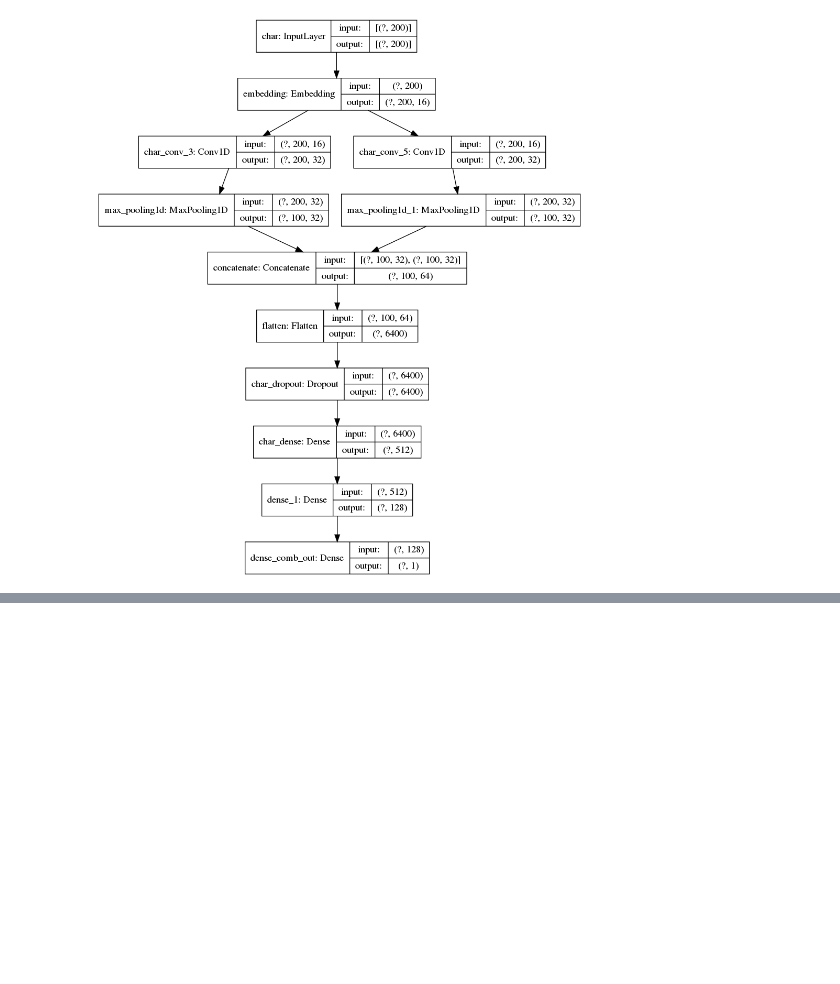
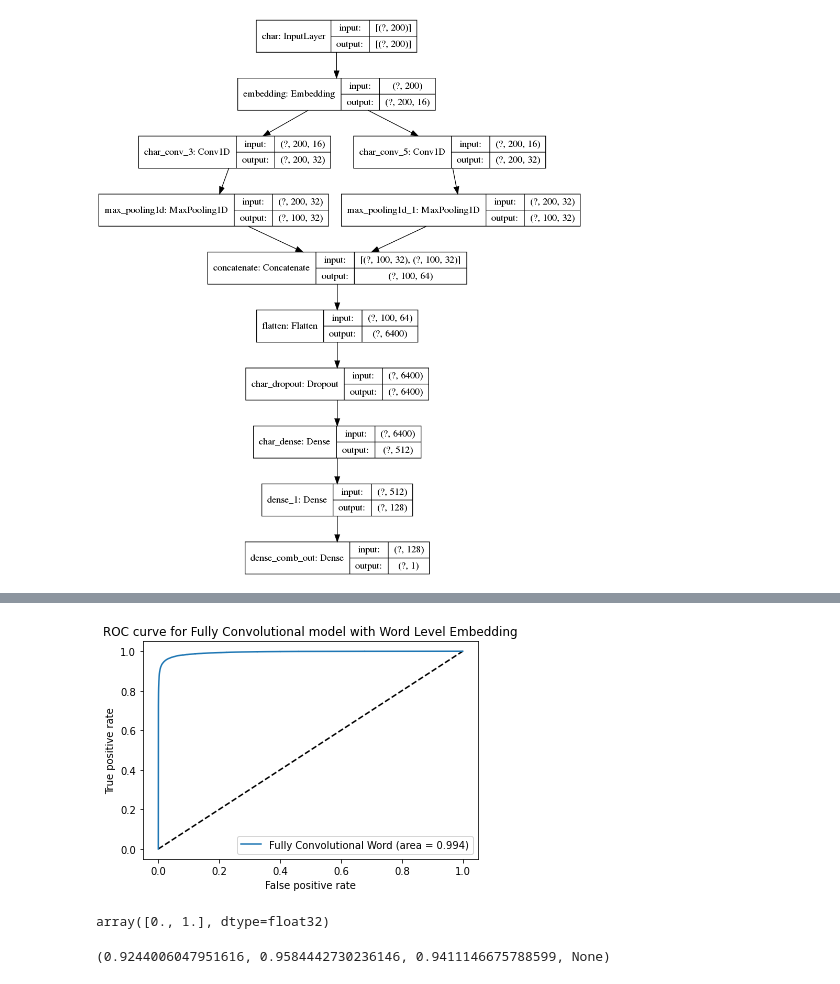
Before and after one commit to MJafarMashhadi/Haplophysh, a Jupyter notebook: models/char_level_full_convolution.ipynb, the cells around one changed output, grey strips where cells are left out. Saved outputs shown, nothing was run; the diff lists cells and outputs as text; code cells hidden in the pictures; blank space fills up the shorter version.

```diff
--- a/models/char_level_full_convolution.ipynb
+++ b/models/char_level_full_convolution.ipynb
@@ -133,24 +137,39 @@ model.save('full_convolution')
 model = k.models.load_model('full_convolution')
 # %%
 X_validation, y_validation = np.array([*dataset_validation.as_numpy_iterator()]).T
-X_validation = np.array([(item['word'],item['char']) for item in X_validation])
-X_validation = tf.data.Dataset.from_tensor_slices(((X_validation[:,0,:], X_validation[:,1,:]), )).batch(bs)
-y_validation = y_validation.astype('int32')
-
-y_hat = model.predict(X_validation).ravel()
+X_validation = np.array([item['char'] for item in X_validation])
+# %%
+X_validation2 = tf.data.Dataset.from_tensor_slices(((X_validation, X_validation),)).batch(bs)
+y_validation = y_validation.astype('int32')
+
+y_hat = model.predict(X_validation2).ravel()
 # %%
-fpr, tpr, _ = roc_curve(y_validation, y_hat)
-auc = auc(fpr, tpr)
+fpr, tpr, thresholds = roc_curve(y_validation, y_hat)
+auc_ = auc(fpr, tpr)
+best_threshold = thresholds[np.argmax(-fpr + tpr)]
 # %%
-model_name = "Fully Convolutional"
-model_full_name = "Fully Convolutional model with Character Level Embedding"
+model_name = "Fully Convolutional Word"
+model_full_name = "Fully Convolutional model with Word Level Embedding"
 
 plt.figure(1)
 plt.plot([0, 1], [0, 1], 'k--')
-plt.plot(fpr, tpr, label=f'{model_name} (area = {auc:.3f})')
+plt.plot(fpr, tpr, label=f'{model_name} (area = {auc_:.3f})')
 plt.xlabel('False positive rate')
 plt.ylabel('True positive rate')
 plt.title(f'ROC curve for {model_full_name}')
 plt.legend(loc='best')
 plt.savefig(f'../plots/{model_name.replace(" ", "_").lower()}_roc.pdf')
 plt.show()
+# %% [output]
+[figure, added]
+# %%
+y_hat_01 = np.zeros_like(y_hat)
+y_hat_01[y_hat >= best_threshold] = 1
+
+np.unique(y_hat_01)
+# %% [output]
+array([0., 1.], dtype=float32)
+# %%
+precision_recall_fscore_support(y_validation, y_hat_01, beta=1, average='binary')
+# %% [output]
+(0.9244006047951616, 0.9584442730236146, 0.9411146675788599, None)
```
Also changed, not shown: parts of 5 cells of this notebook, 4 other files.
